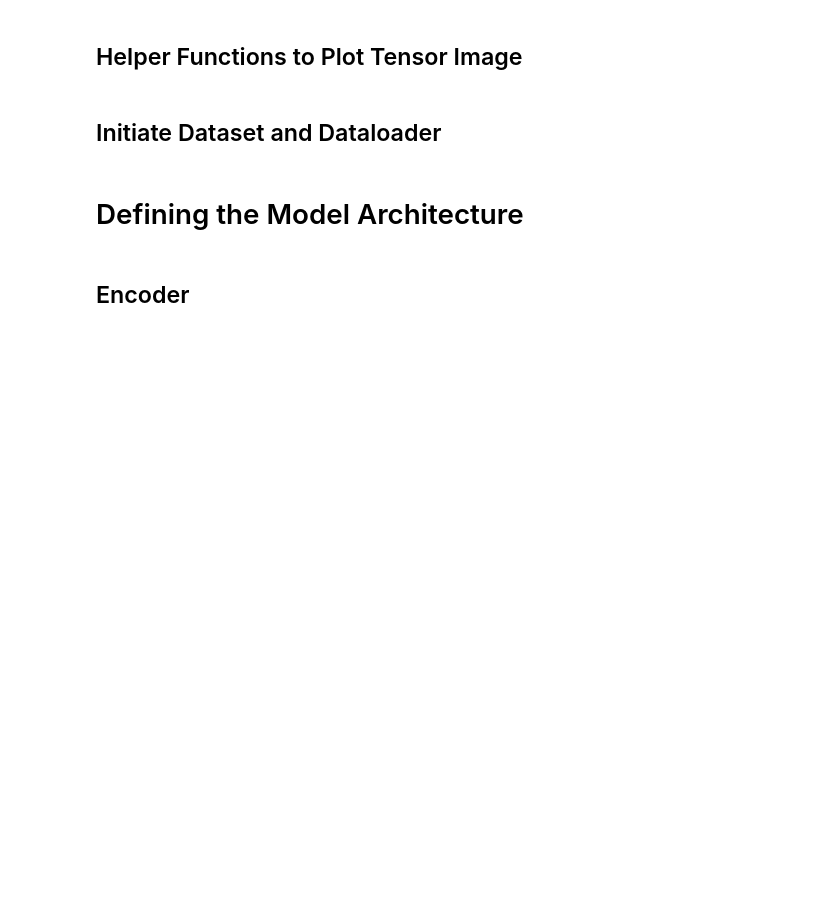
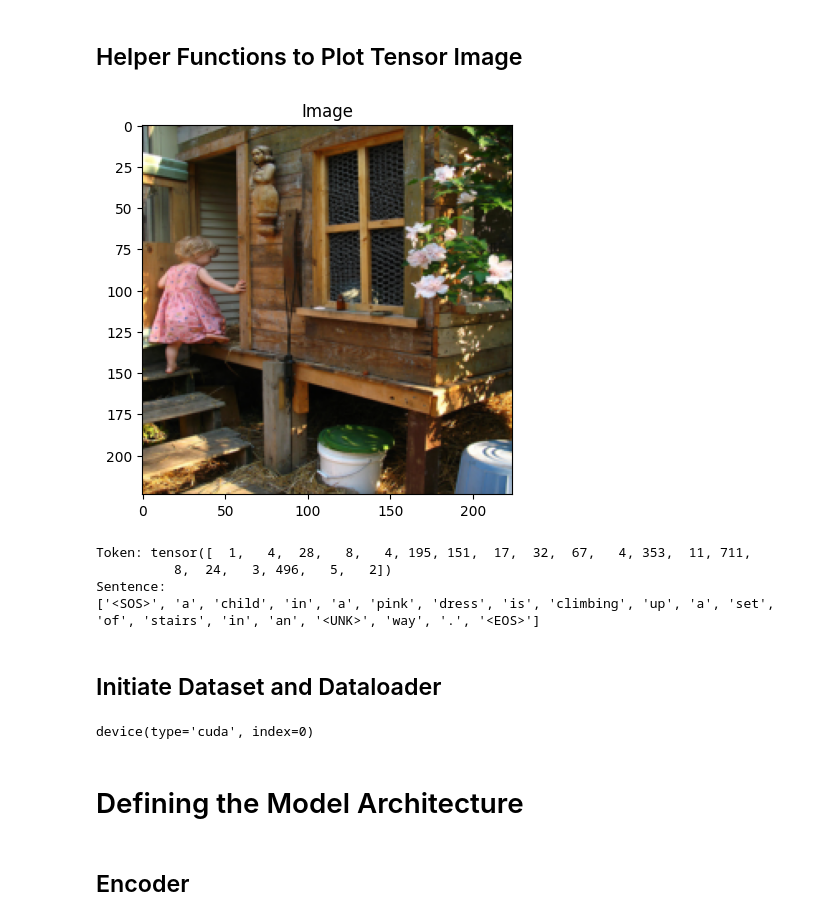
Before and after one commit to SebastianNewberry/Intro_LLM_Homework_1, a Jupyter notebook: seq2seq.ipynb, the cells around one changed output. Saved outputs shown, nothing was run; the diff lists cells and outputs as text; code cells hidden in the pictures; blank space fills up the shorter version.

```diff
--- a/seq2seq.ipynb
+++ b/seq2seq.ipynb
@@ -3,3 +178,11 @@
+# %%
+import torchvision.transforms as T
+
+#defing the transform to be applied
+transforms = T.Compose([
+    T.Resize((224,224)),
+    T.ToTensor()
+])
 # %% [markdown]
 ## Helper Functions to Plot Tensor Image
 # %%
@@ -24,5 +207,35 @@ def show_image(img, title=None):
     if title is not None:
         plt.title(title)
     plt.pause(0.001)  # pause a bit so that plots are updated
+# %%
+def show_image(inp, title=None):
+    """Imshow for Tensor."""
+    inp = inp.numpy()
+    plt.imshow(inp.transpose((1, 2, 0)))
+    if title is not None:
+        plt.title(title)
+    plt.pause(0.001)  # pause a bit so that plots are updated
+# %%
+from PIL import Image
+#testing the dataset class
+dataset =  FlickrDataset(
+    root_dir = data_location+"/Images",
+    captions_file = data_location+"/captions.txt",
+    transform=transforms
+)
+
+
+
+img, caps = dataset[0]
+show_image(img,"Image")
+print("Token:",caps)
+print("Sentence:")
+print([dataset.vocab.itos[token] for token in caps.tolist()])
+# %% [output]
+[figure, added]
+Token: tensor([  1,   4,  28,   8,   4, 195, 151,  17,  32,  67,   4, 353,  11, 711,
+          8,  24,   3, 496,   5,   2])
+Sentence:
+['<SOS>', 'a', 'child', 'in', 'a', 'pink', 'dress', 'is', 'climbing', 'up', 'a', 'set', 'of', 'stairs', 'in', 'an', '<UNK>', 'way', '.', '<EOS>']
 # %% [markdown]
 ## Initiate Dataset and Dataloader
@@ -68,3 +242,24 @@ device
+# %%
+#writing the dataloader
+#setting the constants
+BATCH_SIZE = 4
+NUM_WORKER = 1
+
+#token to represent the padding
+pad_idx = dataset.vocab.stoi["<PAD>"]
+
+data_loader = DataLoader(
+    dataset=dataset,
+    batch_size=BATCH_SIZE,
+    num_workers=NUM_WORKER,
+    shuffle=True,
+    collate_fn=CapsCollate(pad_idx=pad_idx,batch_first=True)
+)
+
+device = torch.device("cuda:0" if torch.cuda.is_available() else "cpu")
+device
+# %% [output]
+device(type='cuda', index=0)
 # %% [markdown]
 # Defining the Model Architecture
 # %% [markdown]
```
Also changed, not shown: parts of 14 cells of this notebook.
